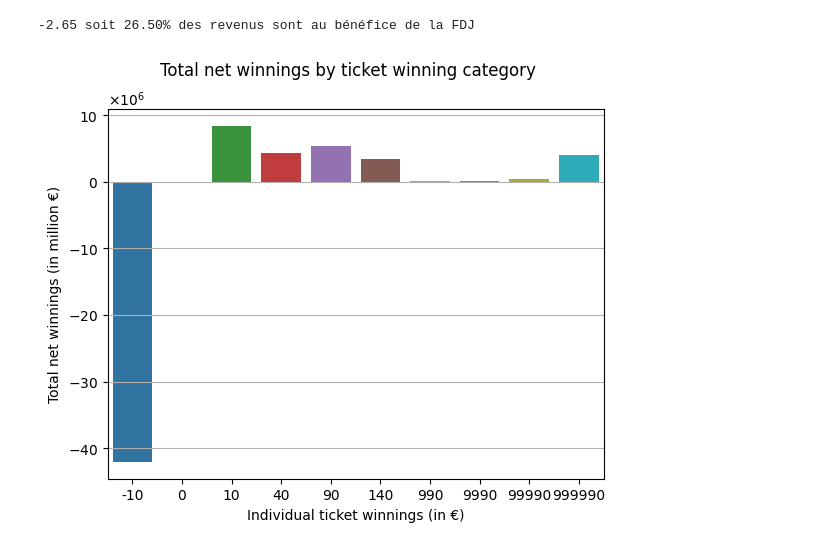
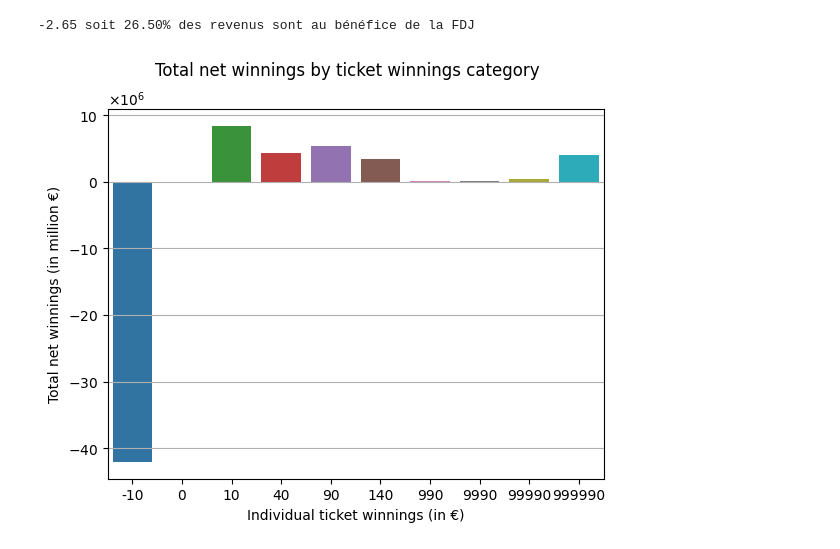
Before and after one commit to neural5torm/FDJ, a Jupyter notebook: Millionnaire.ipynb, the cells around one changed output. Cells and saved outputs as stored; diff of their text form; code cells hidden in the pictures.

```diff
--- a/Millionnaire.ipynb
+++ b/Millionnaire.ipynb
@@ -106,17 +106,17 @@ print(average_ticket_net_winnings, f"soit {percentage:.2%} des revenus sont au b
 # %%
 from matplotlib.ticker import ScalarFormatter
 
 sns.barplot(data=millionnaire, x="net_winnings", y="total_net_winnings")
 plt.xlabel("Individual ticket winnings (in €)")
 plt.ylabel("Total net winnings (in million €)")
-plt.suptitle("Total net winnings by ticket winning category")
+plt.suptitle("Total net winnings by ticket winnings category")
 
 formatter = ScalarFormatter(useMathText=True)
 formatter.set_scientific(True)
 formatter.set_powerlimits((6, 6))
 plt.gca().yaxis.set_major_formatter(formatter)
 plt.grid(True, axis="y")
 
 plt.show()
 # %% [output]
-[figure, old version]
+[figure, new version]
```
